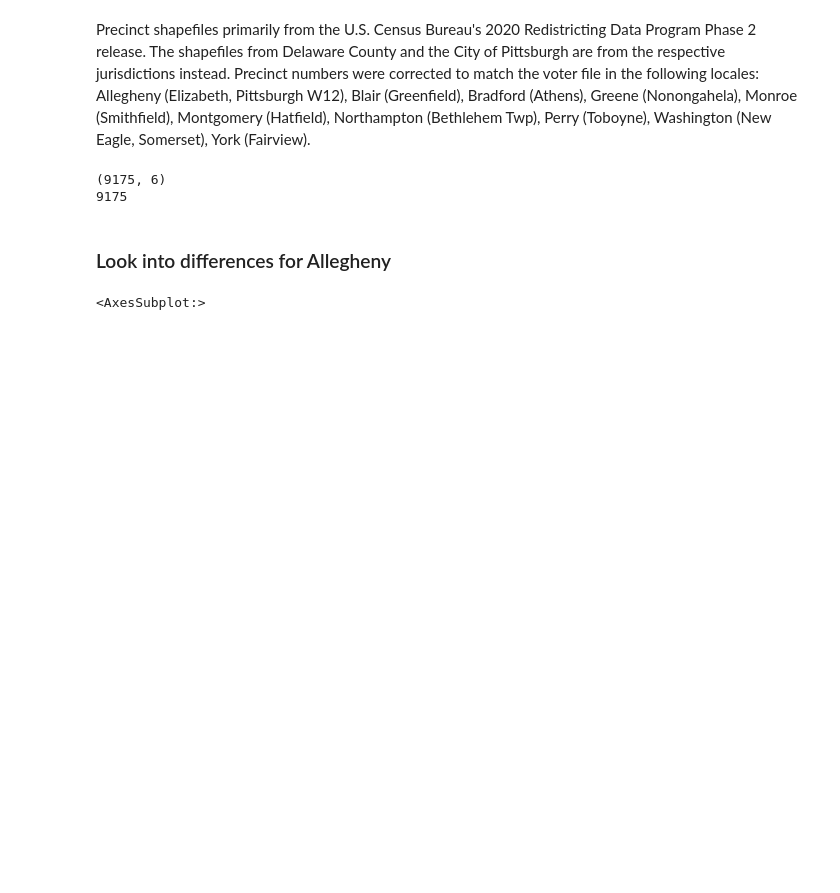
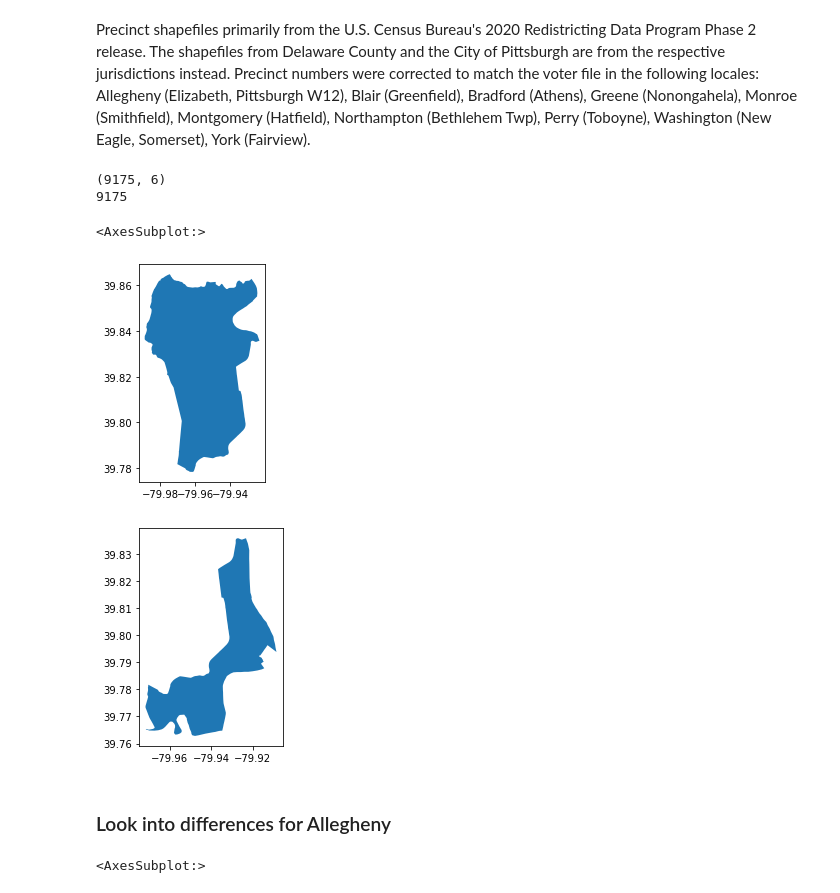
Before and after one commit to nonpartisan-redistricting-datahub/pdv-pa, a Jupyter notebook: vest-pa-2018/VEST_PA_18_replication.ipynb, the cells around one changed output. Drawn from its saved outputs; the diff is of its cells as text; code cells hidden in the pictures; blank space fills up the shorter version.

```diff
--- a/vest-pa-2018/VEST_PA_18_replication.ipynb
+++ b/vest-pa-2018/VEST_PA_18_replication.ipynb
@@ -763,6 +763,13 @@ print(shapefiles_census["shp_join"].nunique())
 # %% [output]
 (9175, 6)
 9175
+# %%
+shapefiles_census[shapefiles_census["NAME"].str.contains("MONONGAHELA DISTRICT 02")].plot()
+vest_pa_18[vest_pa_18["NAME"].str.contains("MONONGAHELA DISTRICT 02")].plot()
+# %% [output]
+<AxesSubplot:>
+[figure, added]
+[figure, added]
 # %% [markdown]
 ### Look into differences for Allegheny
 # %%
```
Also changed, not shown: parts of 4 cells of this notebook.
